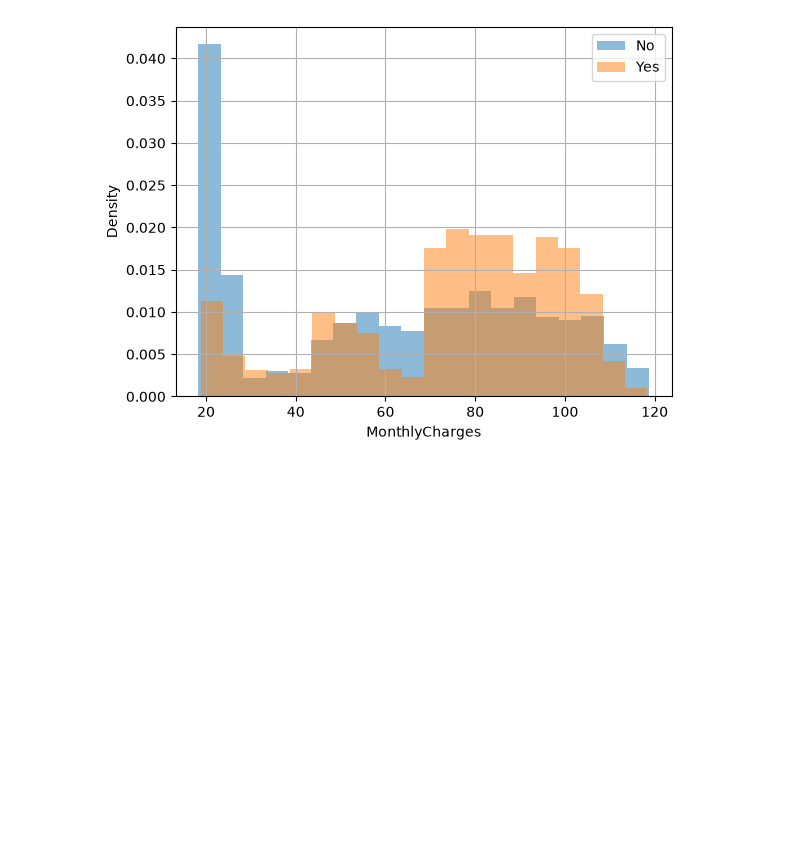
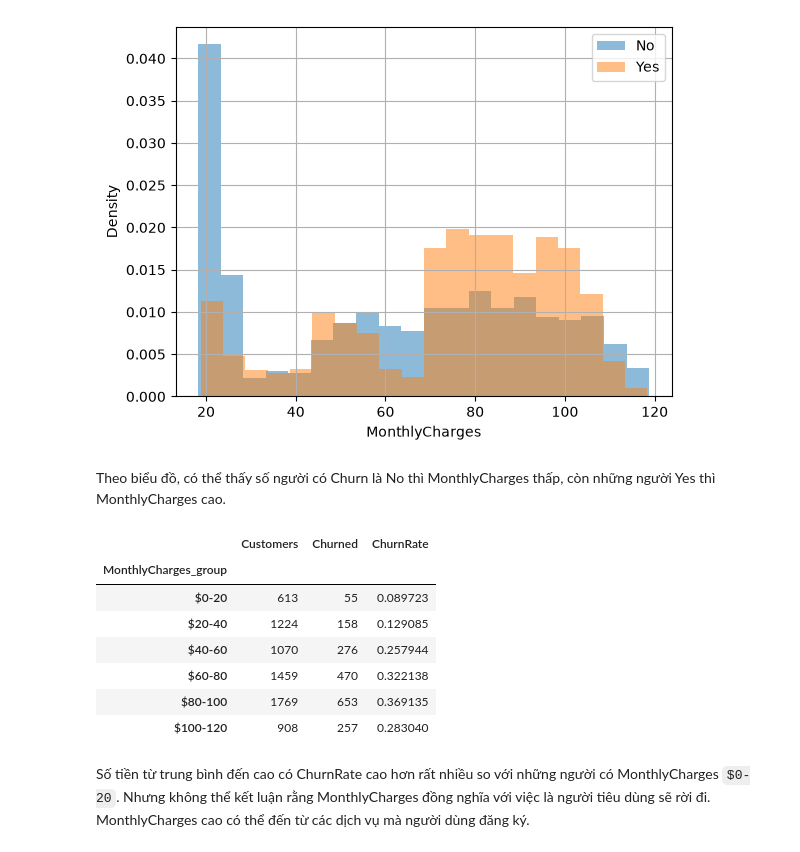
Before and after one commit to vdcmhaodl/Telco-customer-churn-prediction, a Jupyter notebook: notebooks/02_business_eda.ipynb, the cells around one changed output. Cells and saved outputs as stored; diff of their text form; code cells hidden in the pictures; blank space fills up the shorter version.

Commit message:
EDA the MonthlyCharges and explore the service that involve into MonthlyCharges

```diff
--- a/notebooks/02_business_eda.ipynb
+++ b/notebooks/02_business_eda.ipynb
@@ -229,3 +229,34 @@ plt.legend()
 plt.show()
 # %% [output]
 [figure]
+# %% [markdown]
+Theo biểu đồ, có thể thấy số người có Churn là No thì MonthlyCharges thấp, còn những người Yes thì MonthlyCharges cao.
+# %%
+bins = [0, 20, 40, 60, 80, 100, 120]
+labels = ['$0-20', '$20-40', '$40-60', '$60-80', '$80-100', '$100-120']
+
+df['MonthlyCharges_group'] = pd.cut(df['MonthlyCharges'], bins = bins, labels=labels, include_lowest=True, right=False)
+# %%
+monthly_summary = (
+    df.groupby(
+        'MonthlyCharges_group',
+        observed=True
+    )
+    .agg(
+        Customers=("customerID", "count"),
+        Churned=("Churn", lambda x: (x == "Yes").sum()),
+        ChurnRate=("Churn", lambda x: (x == "Yes").mean())
+    )
+)
+monthly_summary
+# %% [output]
+|  | Customers | Churned | ChurnRate |
+| MonthlyCharges_group |  |  |  |
+| $0-20 | 613 | 55 | 0.089723 |
+| $20-40 | 1224 | 158 | 0.129085 |
+| $40-60 | 1070 | 276 | 0.257944 |
+| $60-80 | 1459 | 470 | 0.322138 |
+| $80-100 | 1769 | 653 | 0.369135 |
+| $100-120 | 908 | 257 | 0.283040 |
+# %% [markdown]
+Số tiền từ trung bình đến cao có ChurnRate cao hơn rất nhiều so với những người có MonthlyCharges `$0-20`. Nhưng không thể kết luận rằng MonthlyCharges đồng nghĩa với việc là người tiêu dùng sẽ rời đi. MonthlyCharges cao có thể đến từ các dịch vụ mà người dùng đăng ký.
```
Also changed, not shown: parts of 7 cells of this notebook.
